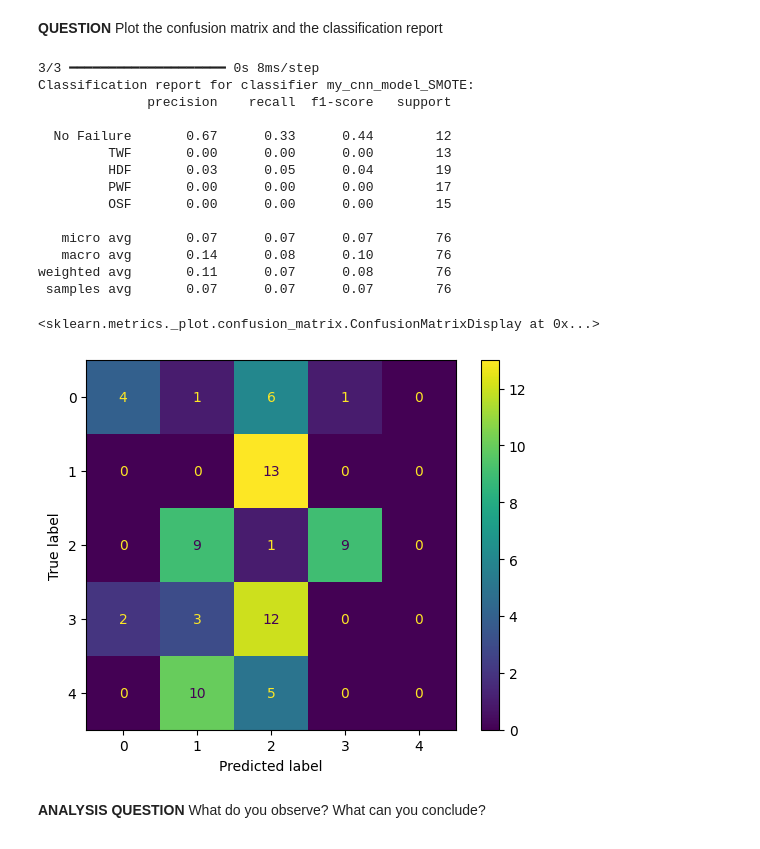
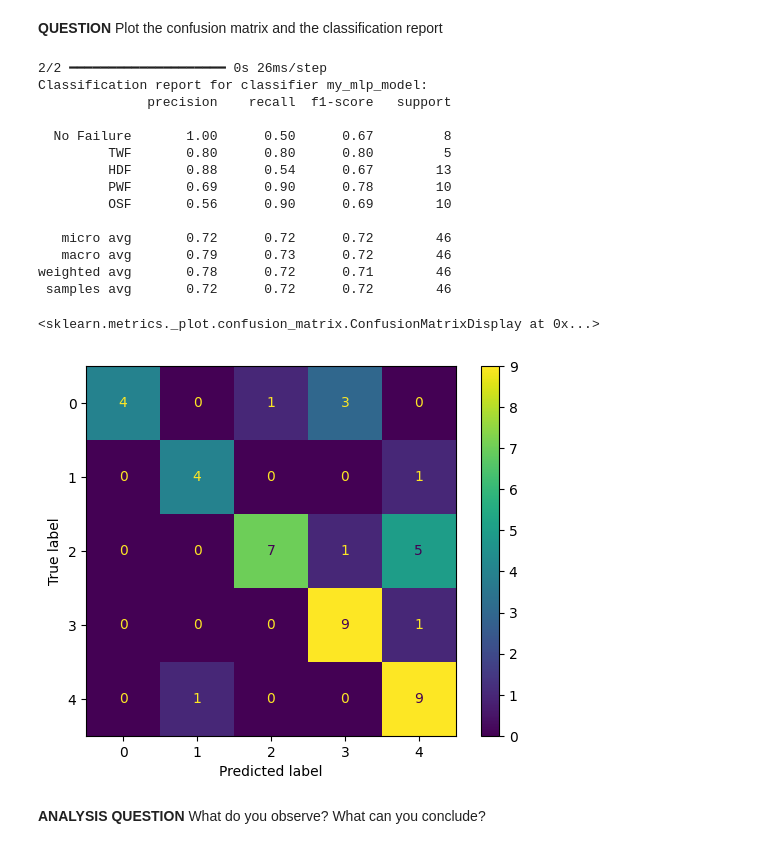
Before and after one commit to Poauline/IA_EMBARQUEE_Predictive_maintenance, a Jupyter notebook: TP_IA_EMBARQUEE.ipynb, the cells around one changed output. Drawn from its saved outputs; the diff is of its cells as text; code cells hidden in the pictures.

Commit message:
MLP with balanced Dataset in 'auto'

```diff
--- a/TP_IA_EMBARQUEE.ipynb
+++ b/TP_IA_EMBARQUEE.ipynb
@@ -455,7 +455,7 @@ Y_single_label = np.array([np.argmax(row) for row in Y])
 print(Counter(Y_single_label))  # Afficher la distribution originale des classes
 
 # Appliquer RandomUnderSampler pour équilibrer les classes avec sampling_strategy='majority'
-rus = RandomUnderSampler(sampling_strategy='majority', random_state=42)
+rus = RandomUnderSampler(sampling_strategy='auto', random_state=42)
 X_res, Y_res_single_label = rus.fit_resample(X_scaled, Y_single_label)
 
 # Afficher la distribution des classes après rééchantillonnage
@@ -559,0 +507,12 @@ Model: "my_cnn_model"
+# %%
+inputs = tf.keras.Input(shape=(X_train.shape[1],))  # Suppression de la dimension supplémentaire
+x = tf.keras.layers.Dense(32, activation='relu')(inputs)  # Plus de neurones dans la première couche cachée
+x = tf.keras.layers.Dense(32, activation='relu')(x)  # Ajout d'une deuxième couche cachée
+outputs = tf.keras.layers.Dense(Y_train.shape[1], activation='softmax')(x)  # Couche de sortie pour 4 classes
+
+improved_mlp_model = tf.keras.Model(inputs=inputs, outputs=outputs, name="improved_mlp_model")
+
+improved_mlp_model.summary()
+
+# Compilation du modèle
+improved_mlp_model.compile(optimizer='adam', loss='categorical_crossentropy', metrics=['accuracy'])
@@ -560,14 +535,17 @@ Model: "my_cnn_model"
 # %% [markdown]
 **QUESTION** Code below the algorithms allowing to train model
 # %%
-nb_epochs=20
+nb_epochs=50
 batch_size=32
 
-training_history = my_cnn_model.fit(X_train,Y_train,
+training_history = improved_mlp_model.fit(X_train,Y_train,
                                     epochs=nb_epochs,
                                     batch_size=batch_size)
 
 # Évaluation du modèle sur les données de test
-test_loss, test_acc = my_cnn_model.evaluate(X_test, Y_test)
+test_loss, test_acc = improved_mlp_model.evaluate(X_test, Y_test)
 print(f"Test accuracy: {test_acc}")
+
+display_training_curves(training_history)
+print("Final Accuracy on test set:", test_acc)
 # %% [output]
@@ -591,41 +572,41 @@ Test accuracy: 0.7236841917037964
 # %% [markdown]
 **QUESTION** Plot the confusion matrix and the classification report
 # %%
-predictions = my_cnn_model_SMOTE.predict(X_test)
+predictions = improved_mlp_model.predict(X_test)
 
 predictions_bin = np.zeros_like(predictions)
 predictions_bin[np.arange(predictions.shape[0]), np.argmax(predictions, axis=1)] = 1
 
 
 Y_test_bin  = np.zeros_like(Y_test)
 Y_test_bin[np.arange(Y_test.shape[0]), np.argmax(Y_test, axis=1)] = 1
 
 
 print(
-    f"Classification report for classifier my_cnn_model_SMOTE:\n"
+    f"Classification report for classifier my_mlp_model:\n"
     f"{classification_report(Y_test_bin, predictions_bin, target_names=class_names)}\n"
 )
 
 cm = confusion_matrix(Y_test_bin.argmax(axis=1), predictions_bin.argmax(axis=1))
 cm_display = ConfusionMatrixDisplay(confusion_matrix=cm)
 cm_display.plot()
 # %% [output]
-3/3 ━━━━━━━━━━━━━━━━━━━━ 0s 8ms/step
-Classification report for classifier my_cnn_model_SMOTE:
+2/2 ━━━━━━━━━━━━━━━━━━━━ 0s 26ms/step
+Classification report for classifier my_mlp_model:
               precision    recall  f1-score   support
 
-  No Failure       0.67      0.33      0.44        12
-         TWF       0.00      0.00      0.00        13
-         HDF       0.03      0.05      0.04        19
-         PWF       0.00      0.00      0.00        17
-         OSF       0.00      0.00      0.00        15
+  No Failure       1.00      0.50      0.67         8
+         TWF       0.80      0.80      0.80         5
+         HDF       0.88      0.54      0.67        13
+         PWF       0.69      0.90      0.78        10
+         OSF       0.56      0.90      0.69        10
 
-   micro avg       0.07      0.07      0.07        76
-   macro avg       0.14      0.08      0.10        76
-weighted avg       0.11      0.07      0.08        76
- samples avg       0.07      0.07      0.07        76
+   micro avg       0.72      0.72      0.72        46
+   macro avg       0.79      0.73      0.72        46
+weighted avg       0.78      0.72      0.71        46
+ samples avg       0.72      0.72      0.72        46
 <sklearn.metrics._plot.confusion_matrix.ConfusionMatrixDisplay at 0x...>
-[figure, old version]
+[figure, new version]
 # %% [markdown]
 **ANALYSIS QUESTION** What do you observe? What can you conclude?
 # %% [markdown]
```
Also changed, not shown: parts of 8 cells of this notebook.
